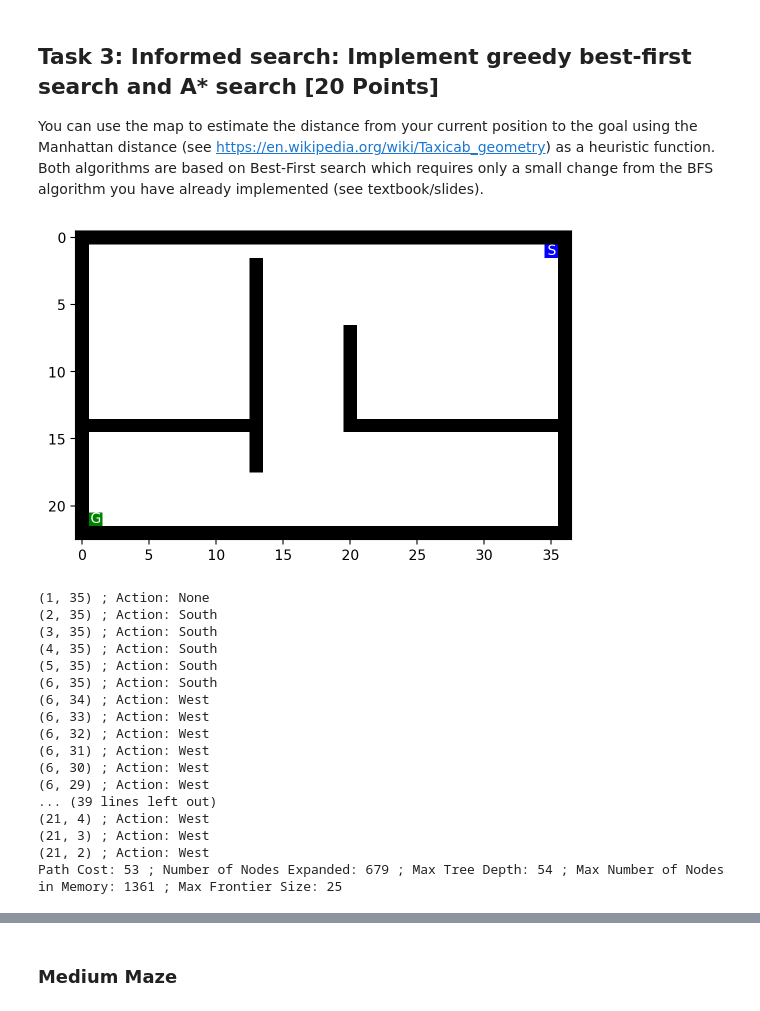
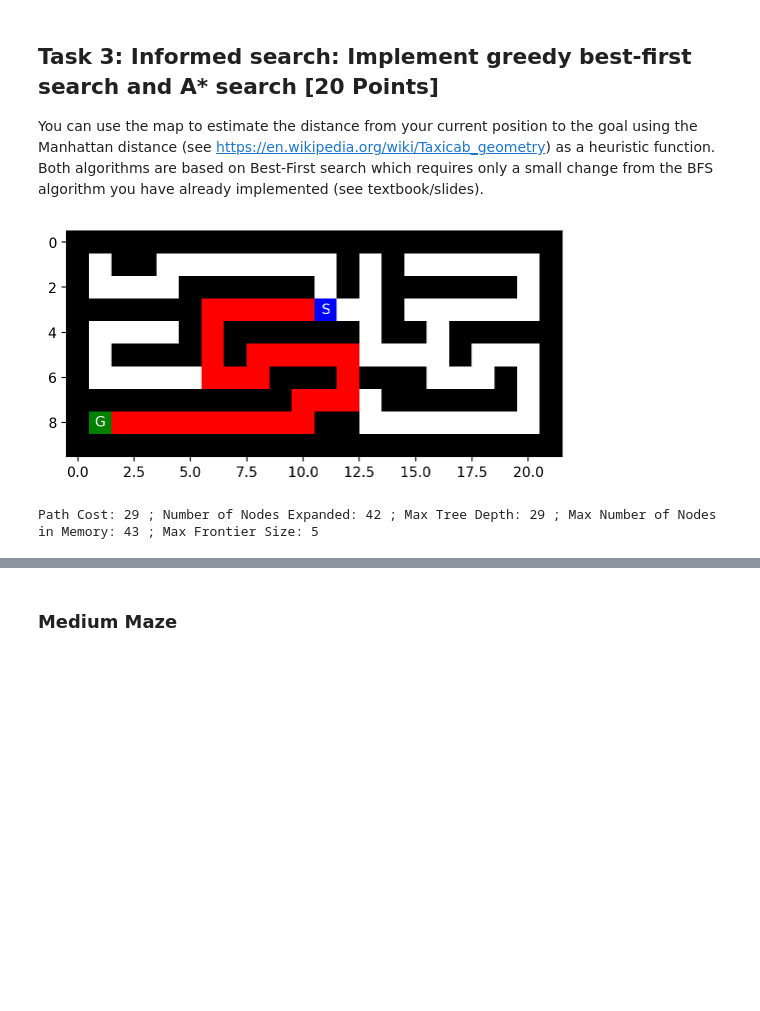
Before and after one commit to leilaniGegg/CS7320-ArtificialIntelligence, a Jupyter notebook: Assignment 3/Maze.ipynb, the cells around one changed output, grey strips where cells are left out. Cells and saved outputs as stored; diff of their text form; code cells hidden in the pictures; blank space fills up the shorter version.

```diff
--- a/Assignment 3/Maze.ipynb
+++ b/Assignment 3/Maze.ipynb
@@ -337,9 +332,15 @@ def dfs(maze, start, goal):
     return None
 # %%
+with open("./mazes/small_maze.txt", "r") as f:
+    maze_str = f.read()
+maze = mh.parse_maze(maze_str)
+
+result = dfs(maze, mh.find_pos(maze, "S"), mh.find_pos(maze, "G"))
+
+for node in result[0]:
+    if maze[node.pos] not in ["S", "G"]:
+        maze[node.pos] = "P"
 mh.show_maze(maze)
 
-result = dfs(maze, mh.find_pos(maze, "S"), mh.find_pos(maze, "G"))
-for node in result[0]:
-    print(node.pos, '; Action:', node.action)
 print('Path Cost:', result[1], '; Number of Nodes Expanded:', result[2], '; Max Tree Depth:', result[3], '; Max Number of Nodes in Memory:', result[4], '; Max Frontier Size:', result[5])
 # %% [output]
@@ -383,24 +371,26 @@ def gbfs(maze, start, goal):
     max_tree_depth = 0
     num_nodes_expanded = 0
     max_frontier_size = 0
-    max_nodes_memory = 0
-    # Set the current node as the start node
+
     current_node = Node(start, None, None, 0)
 
     if current_node.pos == goal:
-        return current_node.get_path_from_root(), current_node.cost, num_nodes_expanded, max_tree_depth, max_nodes_memory, max_frontier_size
-    #create frontier queue with current node
+        return current_node.get_path_from_root(), current_node.cost, num_nodes_expanded, max_tree_depth, len(reached), max_frontier_size
     frontier = [current_node]
     reached = [current_node.pos]
     while frontier:
+        frontier.sort(key=lambda x: distance(x.pos, goal))
         num_nodes_expanded += 1
-        max_nodes_memory += 1
         current_node = frontier.pop(0)
-        # For each possibe neighbor of current node
 
-        # Sort the possible actions based on distance from goal
-        # redo this part
-        sorted_actions = sorted(actions.items(), key=lambda x: distance((current_node.pos[0] + x[1][0], current_node.pos[1] + x[1][1]), goal), reverse=True)
+        # Sort the possible actions based on distance from the goal
+        sorted_actions = []
+        for action in actions:
+            neighbor_pos = (current_node.pos[0] + actions[action][0], current_node.pos[1] + actions[action][1])
+            sorted_actions.append((action, distance(neighbor_pos, goal)))
+            # Sort the actions according to the distance
+            sorted_actions.sort(key=lambda x: x[1])
+
         for action in sorted_actions:
             neighbor_pos = (current_node.pos[0] + actions[action[0]][0], current_node.pos[1] + actions[action[0]][1])
             # Check if the position is already reached or is a wall
@@ -408,13 +398,12 @@ def gbfs(maze, start, goal):
                 continue
             # Create neighbor node
             neighbor_node = Node(neighbor_pos, current_node, action[0], current_node.cost + 1)
-            max_nodes_memory += 1
             # Adjust max tree depth
             if neighbor_node.cost > max_tree_depth:
                 max_tree_depth = neighbor_node.cost
             # Check if neighbor is goal
             if neighbor_pos == goal:
-                return current_node.get_path_from_root(), current_node.cost, num_nodes_expanded, max_tree_depth, max_nodes_memory, max_frontier_size
+                return neighbor_node.get_path_from_root(), neighbor_node.cost, len(reached)-1, max_tree_depth, len(reached), max_frontier_size
             # Add neighbor to reached and frontier
             reached.append(neighbor_pos)
             frontier.append(neighbor_node)
@@ -423,31 +412,19 @@ def gbfs(maze, start, goal):
                 max_frontier_size = frontier.__len__()
     return None
 # %%
-mh.show_maze(maze)
+with open("./mazes/small_maze.txt", "r") as f:
+    maze_str = f.read()
+maze = mh.parse_maze(maze_str)
 
 result = gbfs(maze, mh.find_pos(maze, "S"), mh.find_pos(maze, "G"))
 for node in result[0]:
-    print(node.pos, '; Action:', node.action)
+    if maze[node.pos] not in ["S", "G"]:
+        maze[node.pos] = "P"
+mh.show_maze(maze)
 print('Path Cost:', result[1], '; Number of Nodes Expanded:', result[2], '; Max Tree Depth:', result[3], '; Max Number of Nodes in Memory:', result[4], '; Max Frontier Size:', result[5])
 # %% [output]
-[figure, old version]
+[figure, new version]
-(1, 35) ; Action: None
-(2, 35) ; Action: South
-(3, 35) ; Action: South
-(4, 35) ; Action: South
-(5, 35) ; Action: South
-(6, 35) ; Action: South
-(6, 34) ; Action: West
-(6, 33) ; Action: West
-(6, 32) ; Action: West
-(6, 31) ; Action: West
-(6, 30) ; Action: West
-(6, 29) ; Action: West
-... (39 lines left out)
-(21, 4) ; Action: West
-(21, 3) ; Action: West
-(21, 2) ; Action: West
-Path Cost: 53 ; Number of Nodes Expanded: 679 ; Max Tree Depth: 54 ; Max Number of Nodes in Memory: 1361 ; Max Frontier Size: 25
+Path Cost: 29 ; Number of Nodes Expanded: 42 ; Max Tree Depth: 29 ; Max Number of Nodes in Memory: 43 ; Max Frontier Size: 5
 # %%
 ######## A* ########
 
```
Also changed, not shown: parts of 40 cells of this notebook, 2 other files.
